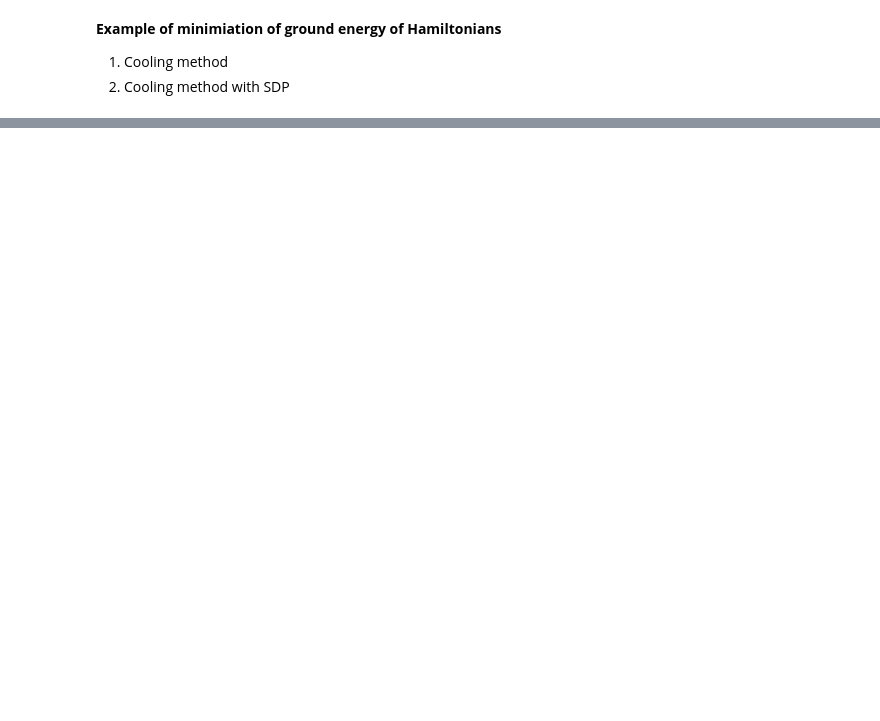
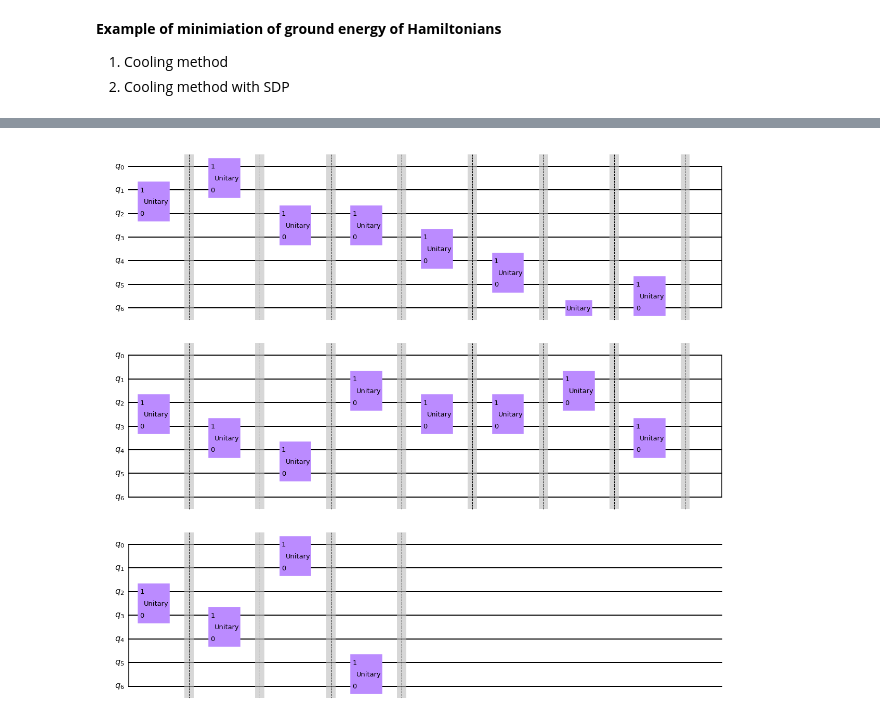
Before and after one commit to ZheruiWANG/SDP-for-VQE, a Jupyter notebook: More-Qubit Pro v3.0/opt_example.ipynb, the cells around one changed output, grey strips where cells are left out. Cells and saved outputs as stored; diff of their text form; code cells hidden in the pictures; blank space fills up the shorter version.

```diff
--- a/More-Qubit Pro v3.0/opt_example.ipynb
+++ b/More-Qubit Pro v3.0/opt_example.ipynb
@@ -343,15 +631,18 @@ N_meas = int(N_meas_tol/N_opt) # number of measurements in all basis each loop
 # %%
-# Calculate the average by tracing dm*state
+# Calculate the average by tracing dm*state ---- Single Operators
 
 # Initialize states
 tmp = np.zeros(2**N)
 tmp[0] = 1
 input_state = DensityMatrix( qiskit_statevec_map( Statevector(tmp), N ) ) # |000> state
 
-expectation_dm_H_iter = []
-expectation_dm_SDP_iter = {}
-expectation_dm_SDP_iter['C01'] = [] # expectation value of H minimized by SDP as a function of iterations
-expectation_dm_SDP_iter['coef'] = []
+expH_dm_single_iter = []
+expH_dm_single_SDPvalue_iter = {}
+expH_dm_single_SDPvalue_iter['C01'] = [] # expectation value of H minimized by SDP as a function of iterations
+expH_dm_single_SDPvalue_iter['coef'] = []
+
+# Visualize the optimization circuits by Qiskit
+qc = QuantumCircuit(N)
 
 for i in tqdm(range(N_opt)):
     meas_dataset = generate_meas_dataset(input_state, N_meas, N)
@@ -373,39 +664,48 @@ for i in tqdm(range(N_opt)):
                                    PauliStrList_Gbody, model_type)
 
     # Energy with SDP - minimum
     E_min_C01_value, dm_SDP, coef_min_value = biSection_search_min_C01(higher_bound, threshold,
                                                                             ep, ep_C1, dm_tilde, dm_tilde_C1,
                                                                             H_local_matrix, meas_dataset,
                                                                             N, M, G, K, P,
                                                                             model_type
                                                                             ) # dm_SDP is the density matrices by SDP
 
-    expectation_dm_SDP_iter['C01'].append(E_min_C01_value)
-    expectation_dm_SDP_iter['coef'].append(coef_min_value)
+    expH_dm_single_SDPvalue_iter['C01'].append(E_min_C01_value)
+    expH_dm_single_SDPvalue_iter['coef'].append(coef_min_value)
 
 
     # Get the expectation value <H>
     exp_H_new = 0
     for H in H_global_list:
         exp, var = exp_var_calculator(meas_dataset, H)
         exp_H_new += exp
-    expectation_dm_H_iter.append(exp_H_new)
+    expH_dm_single_iter.append(exp_H_new)
 
     # Select the best h (the one such that e^(-iht) gives the most decrease in <H>)
-    h_cool = find_h_cool_dm(meas_dataset, h_set, H_global_list, dm_hat) # Get the set of h that can induce a cooling unitary
+    h_cool, dm_dict = find_h_cool_dm(meas_dataset, h_set, H_global_list, dm_hat,
+                                     N, M, K) # Get the set of h that can induce a cooling unitary
     h_best, B, t_opt, decrease = max(h_cool, key=lambda x: abs(x[3]))
 
     # Get the Qiskit circuit of e^(-iht)
     circ_meas = QuantumCircuit(N)
+    h_best_reduced = ''.join(char for char in h_best if char != 'I')
+    register = [i for i, char in enumerate(h_best) if char != 'I']
     if (B < 0 and t_opt < 0):
-        U = Operator( scipy.linalg.expm( -1j * (t_opt+math.pi/2) * np.array(pauliToMatrix(h_best)) ) )
+        U = Operator( scipy.linalg.expm( -1j * (t_opt+math.pi/2) * np.array(pauliToMatrix(h_best_reduced)) ) )
     elif (B < 0 and t_opt > 0):
-        U = Operator( scipy.linalg.expm( -1j * t_opt * np.array(pauliToMatrix(h_best)) ) )
+        U = Operator( scipy.linalg.expm( -1j * t_opt * np.array(pauliToMatrix(h_best_reduced)) ) )
     elif (B > 0 and t_opt < 0):
-        U = Operator( scipy.linalg.expm( 1j * (-t_opt) * np.array(pauliToMatrix(h_best)) ) )
+        U = Operator( scipy.linalg.expm( 1j * (-t_opt) * np.array(pauliToMatrix(h_best_reduced)) ) )
     elif (B > 0 and t_opt > 0):
-        U = Operator( scipy.linalg.expm( 1j * (-t_opt+math.pi/2) * np.array(pauliToMatrix(h_best)) ) )
+        U = Operator( scipy.linalg.expm( 1j * (-t_opt+math.pi/2) * np.array(pauliToMatrix(h_best_reduced)) ) )
 
-    register = list(range(N))
     tmp = input_state
     input_state = tmp.evolve(U, register[::-1])
+    qc.append(U, register[::-1])
+
+    qc.barrier()
+
+qc.draw('mpl')
+# %% [output]
+[figure, added]
```
Also changed, not shown: parts of 22 cells of this notebook, 7 other files.
